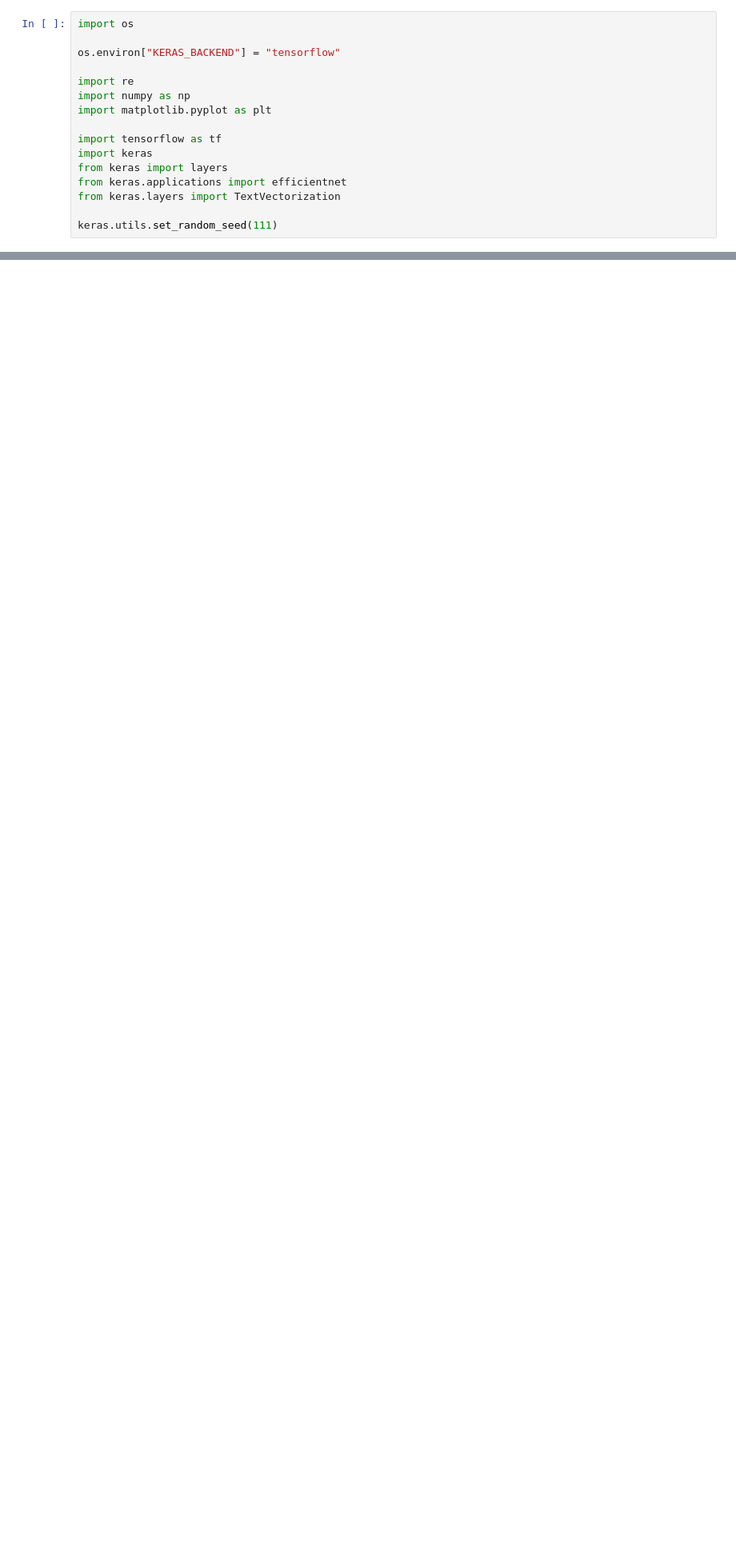
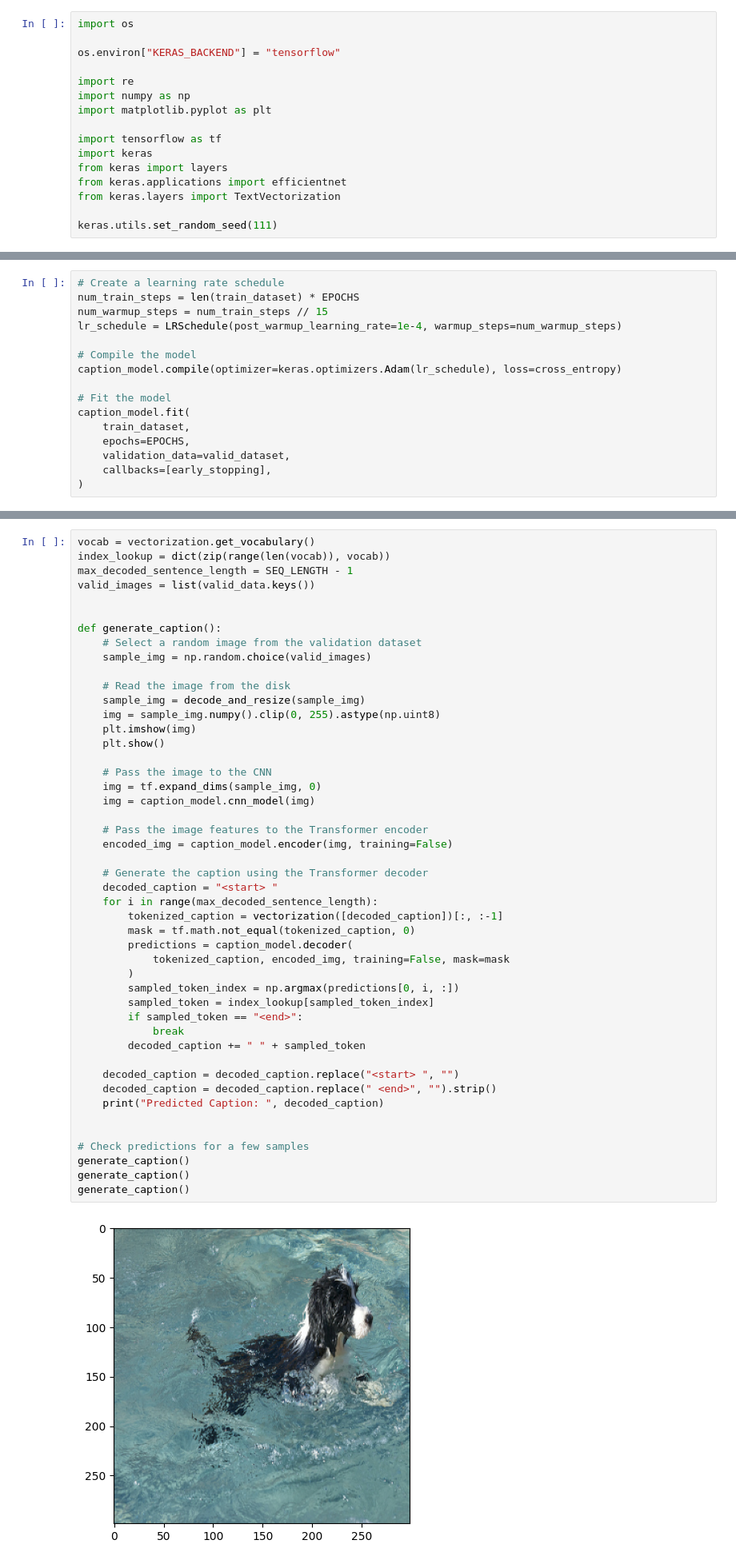
Before and after one commit to prnvpwr2612/Keras-Work, a Jupyter notebook: Keras CV/Captioning.ipynb, the cells around one changed output, grey strips where cells are left out. Shown at 80% size. Drawn from its saved outputs; the diff is of its cells as text; blank space fills up the shorter version.

```diff
--- a/Keras CV/Captioning.ipynb
+++ b/Keras CV/Captioning.ipynb
@@ -33,0 +538,16 @@ operable program or batch file.
+# %%
+# Create a learning rate schedule
+num_train_steps = len(train_dataset) * EPOCHS
+num_warmup_steps = num_train_steps // 15
+lr_schedule = LRSchedule(post_warmup_learning_rate=1e-4, warmup_steps=num_warmup_steps)
+
+# Compile the model
+caption_model.compile(optimizer=keras.optimizers.Adam(lr_schedule), loss=cross_entropy)
+
+# Fit the model
+caption_model.fit(
+    train_dataset,
+    epochs=EPOCHS,
+    validation_data=valid_dataset,
+    callbacks=[early_stopping],
+)
@@ -33,0 +574,49 @@ operable program or batch file.
+# %%
+vocab = vectorization.get_vocabulary()
+index_lookup = dict(zip(range(len(vocab)), vocab))
+max_decoded_sentence_length = SEQ_LENGTH - 1
+valid_images = list(valid_data.keys())
+
+
+def generate_caption():
+    # Select a random image from the validation dataset
+    sample_img = np.random.choice(valid_images)
+
+    # Read the image from the disk
+    sample_img = decode_and_resize(sample_img)
+    img = sample_img.numpy().clip(0, 255).astype(np.uint8)
+    plt.imshow(img)
+    plt.show()
+
+    # Pass the image to the CNN
+    img = tf.expand_dims(sample_img, 0)
+    img = caption_model.cnn_model(img)
+
+    # Pass the image features to the Transformer encoder
+    encoded_img = caption_model.encoder(img, training=False)
+
+    # Generate the caption using the Transformer decoder
+    decoded_caption = "<start> "
+    for i in range(max_decoded_sentence_length):
+        tokenized_caption = vectorization([decoded_caption])[:, :-1]
+        mask = tf.math.not_equal(tokenized_caption, 0)
+        predictions = caption_model.decoder(
+            tokenized_caption, encoded_img, training=False, mask=mask
+        )
+        sampled_token_index = np.argmax(predictions[0, i, :])
+        sampled_token = index_lookup[sampled_token_index]
+        if sampled_token == "<end>":
+            break
+        decoded_caption += " " + sampled_token
+
+    decoded_caption = decoded_caption.replace("<start> ", "")
+    decoded_caption = decoded_caption.replace(" <end>", "").strip()
+    print("Predicted Caption: ", decoded_caption)
+
+
+# Check predictions for a few samples
+generate_caption()
+generate_caption()
+generate_caption()
+# %% [output]
+[figure, added]
```
Also changed, not shown: parts of 15 cells of this notebook, 1 other file.
